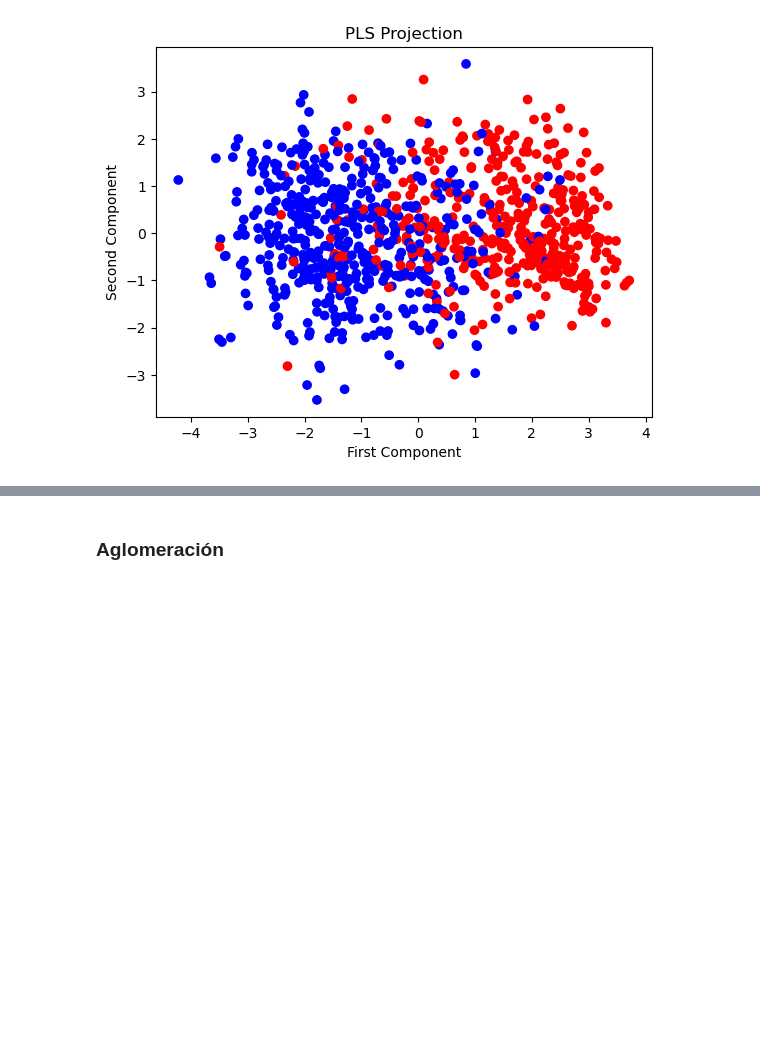
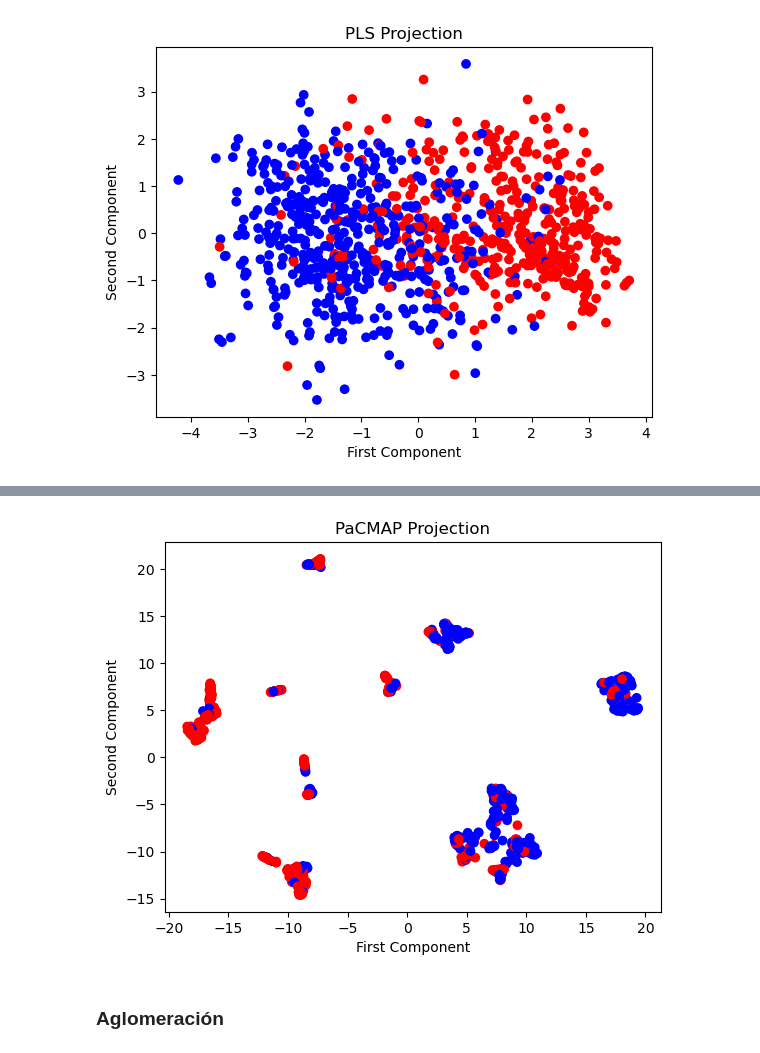
Before and after one commit to CursosLic-PabloAlvarado/tarea-6-t6-brayain, a Jupyter notebook: heart.ipynb, the cells around one changed output, grey strips where cells are left out. Drawn from its saved outputs; the diff is of its cells as text; code cells hidden in the pictures; blank space fills up the shorter version.

```diff
--- a/heart.ipynb
+++ b/heart.ipynb
@@ -198,0 +235,8 @@ plt.show()
+# %%
+# PaCMAP
+reducer = pacmap.PaCMAP(n_components =2)
+X_pacmap = reducer.fit_transform(X_normalized)
+
+# print the transformed data
+print("PaCMAP transformed data:")
+print(X_pacmap)
@@ -199,3 +252,13 @@ plt.show()
+# %%
+colors = {0: 'red', 1: 'blue'}
+plt.scatter(X_pacmap[:, 0], X_pacmap[:, 1], c=[colors[i] for i in y])
+plt.xlabel('First Component')
+plt.ylabel('Second Component')
+plt.title('PaCMAP Projection')
+
+plt.show()
+# %% [output]
+[figure, added]
 # %% [markdown]
 ###  Aglomeración
 # %%
```
Also changed, not shown: parts of 9 cells of this notebook, 1 other file.
